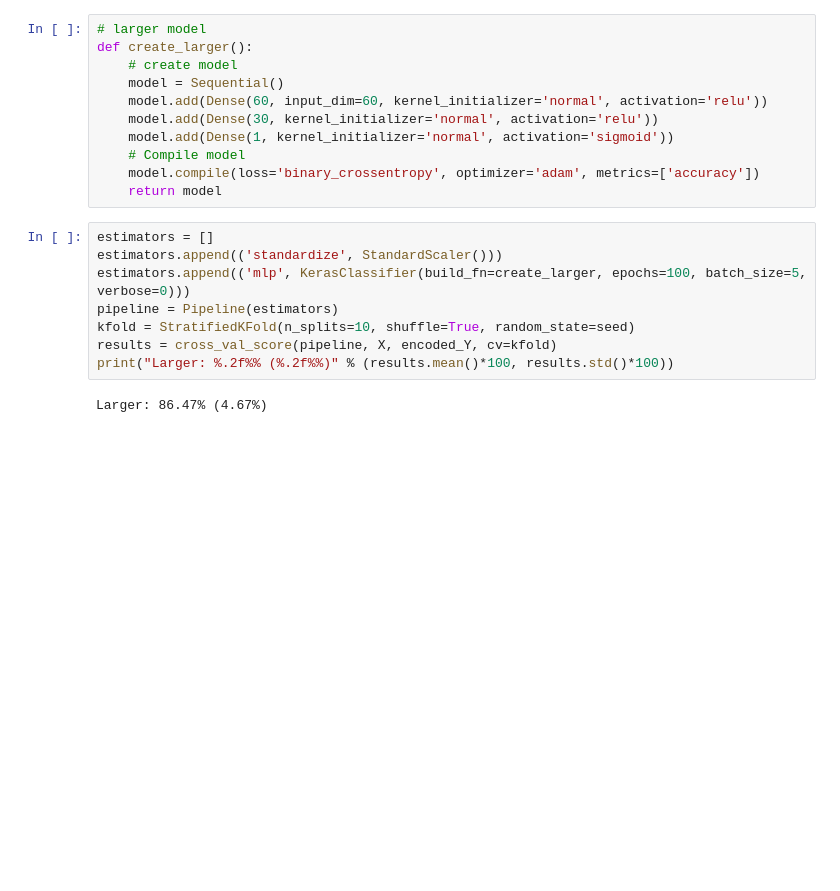
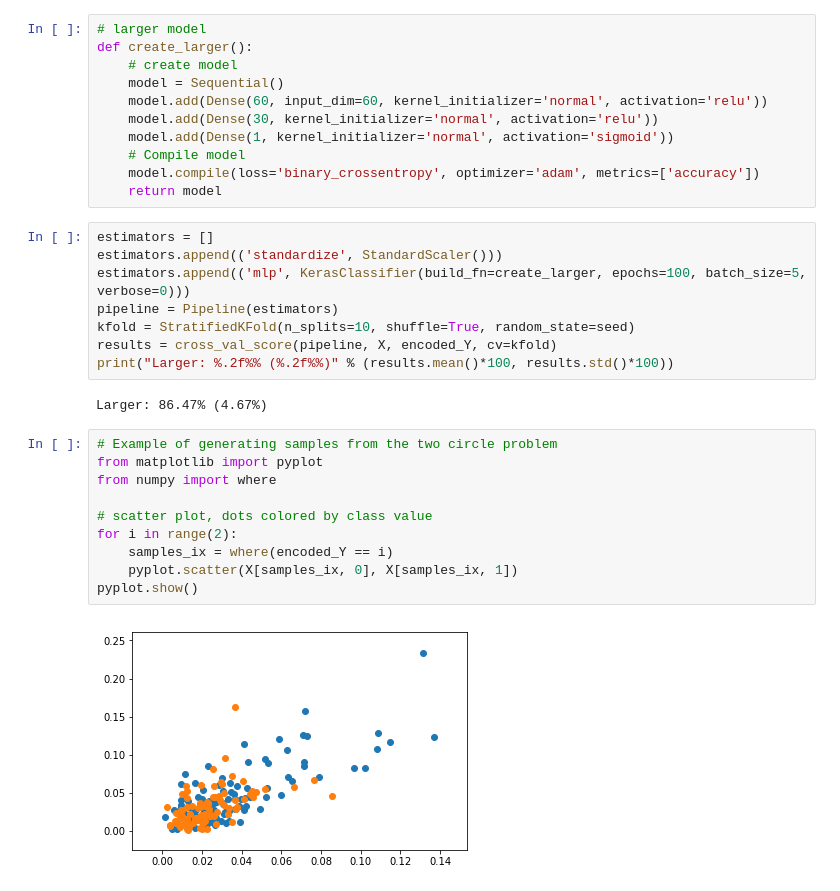
Before and after one commit to Abonia1/IA-School, a Jupyter notebook: Machine Learning/Classification/Binary Classification-Sonar Data.ipynb, the cells around one changed output. Drawn from its saved outputs; the diff is of its cells as text; blank space fills up the shorter version.

```diff
--- a/Machine Learning/Classification/Binary Classification-Sonar Data.ipynb
+++ b/Machine Learning/Classification/Binary Classification-Sonar Data.ipynb
@@ -217,3 +217,15 @@ results = cross_val_score(pipeline, X, encoded_Y, cv=kfold)
 print("Larger: %.2f%% (%.2f%%)" % (results.mean()*100, results.std()*100))
 # %% [output]
 Larger: 86.47% (4.67%)
+# %%
+# Example of generating samples from the two circle problem
+from matplotlib import pyplot
+from numpy import where
+
+# scatter plot, dots colored by class value
+for i in range(2):
+    samples_ix = where(encoded_Y == i)
+    pyplot.scatter(X[samples_ix, 0], X[samples_ix, 1])
+pyplot.show()
+# %% [output]
+[figure, added]
```
